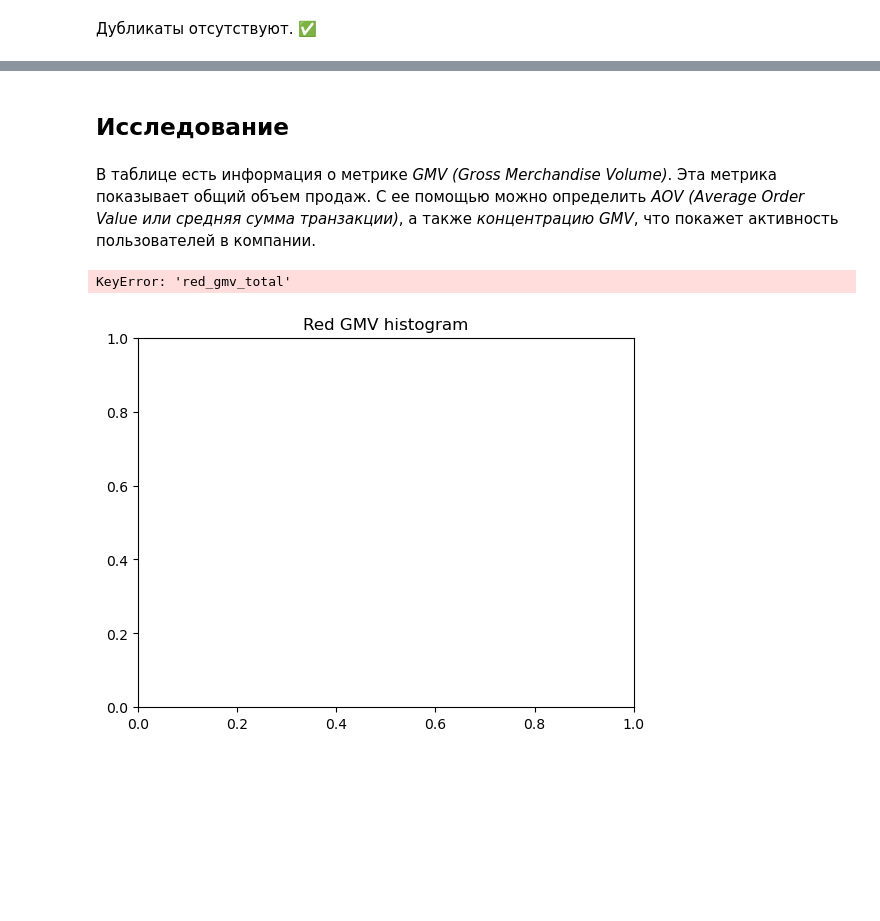
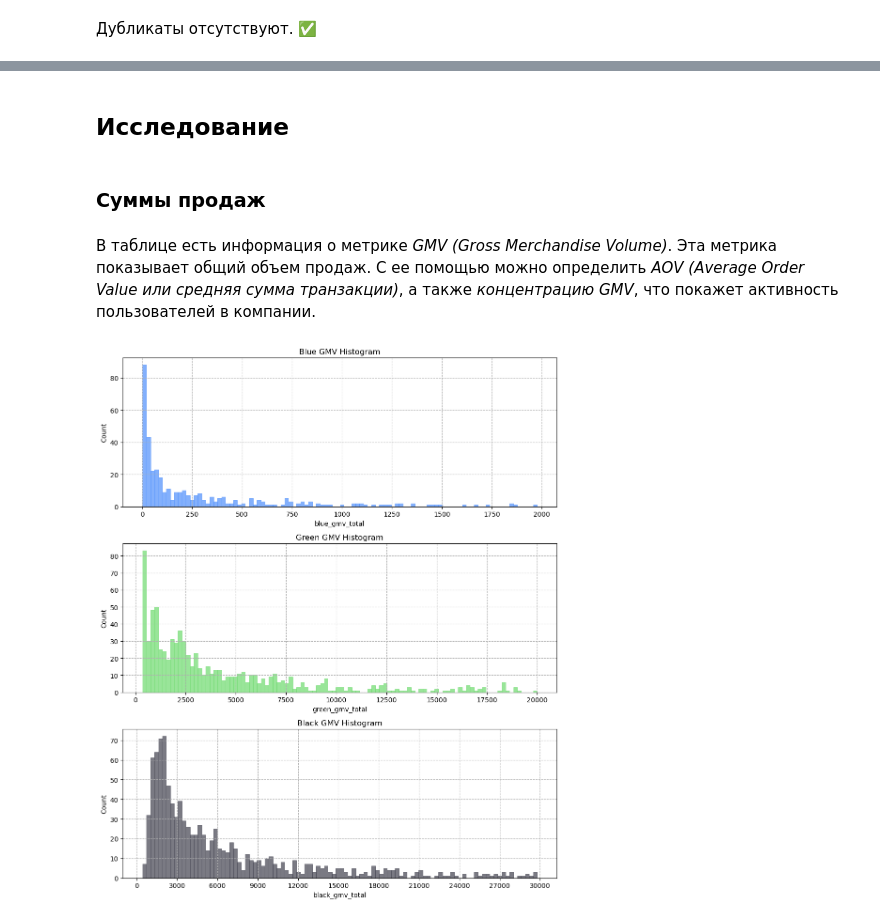
Before and after one commit to ssensse/ds_labs, a Jupyter notebook: Colorful companies/AnalyticTest.ipynb, the cells around one changed output, grey strips where cells are left out. Cells and saved outputs as stored; diff of their text form; code cells hidden in the pictures; blank space fills up the shorter version.

```diff
--- a/Colorful companies/AnalyticTest.ipynb
+++ b/Colorful companies/AnalyticTest.ipynb
@@ -143,0 +142,3 @@ GREEN_GMV_ORDER_COUNT
+# %%
+for column in ['blue_activity_count', 'green_gmv_order_count', 'black_gmv_order_count']:
+    print(f'{column.upper()}\n', data[column].unique(), '\n')
@@ -144,14 +163,8 @@ GREEN_GMV_ORDER_COUNT
 # %% [markdown]
 В численных столбцах почему-то содержатся даты. Эти значения необходимо удалить, для этого мы сперва заменим их на *NaN*, а затем удалим.
-# %%
-data['blue_activity_count'] = pd.to_numeric(data['blue_activity_count'],
-                                            downcast='integer', errors='coerce')
-
-data['green_gmv_order_count'] = pd.to_numeric(data['green_gmv_order_count'],
-                                              downcast='integer', errors='coerce')
-
-data['black_gmv_order_count'] =pd.to_numeric(data['black_gmv_order_count'],
-                                             downcast='integer', errors='coerce')
+# %%
+for column in ['blue_activity_count', 'green_gmv_order_count', 'black_gmv_order_count']:
+    data[column] = pd.to_numeric(data[column], downcast='integer', errors='coerce')
 # %% [markdown]
 Удалим строки, в которых есть пропуски, и обновим индексы строк.
 # %%
@@ -413,14 +438,29 @@ data['hid'].duplicated().sum()
 # %% [markdown]
-## Исследование
+## Исследование <a id='issledovanie'></a>
+# %% [markdown]
+### Суммы продаж <a id='summiprodaj'></a>
 # %% [markdown]
 В таблице есть информация о метрике *GMV (Gross Merchandise Volume)*. Эта метрика показывает общий объем продаж. С ее помощью можно определить *AOV (Average Order Value или средняя сумма транзакции)*, а также *концентрацию GMV*, что покажет активность пользователей в компании.
-# %%
-plt.subplots(nrows=4)
-plt.grid()
-
-plt.subplot(1,1,1)
-plt.title('Red GMV histogram')
-sns.histplot(data['red_gmv_total'], label='red', color='red')
-# %% [output]
-KeyError: 'red_gmv_total'
-[figure, removed]
+# %%
+fig, (ax1, ax2, ax3) = plt.subplots(nrows=3, figsize=(10,12))
+
+plt.xticks(range(0,2001, 200))
+sns.histplot(data.query('0 < blue_gmv_total < 2000')['blue_gmv_total'], color='#5996fc', edgecolor='#5996fc', bins=100, ax=ax1)
+
+plt.xticks(range(0,20001, 2000))
+sns.histplot(data.query('0 < green_gmv_total < 20000')['green_gmv_total'], color='#77DD77', edgecolor='#77DD77', bins=100, ax=ax2)
+
+plt.xticks(range(0,30001, 3000))
+sns.histplot(data.query('0 < black_gmv_total < 30000')['black_gmv_total'], color='#4E4E5A', edgecolor='#4E4E5A', bins=100, ax=ax3)
+
+ax1.set_title('Blue GMV Histogram')
+ax2.set_title('Green GMV Histogram')
+ax3.set_title('Black GMV Histogram')
+ax1.grid(linestyle='--')
+ax2.grid(linestyle='--')
+ax3.grid(linestyle='--')
+
+plt.tight_layout()
+plt.show()
+# %% [output]
+[figure, added]
```
Also changed, not shown: parts of 89 cells of this notebook.
